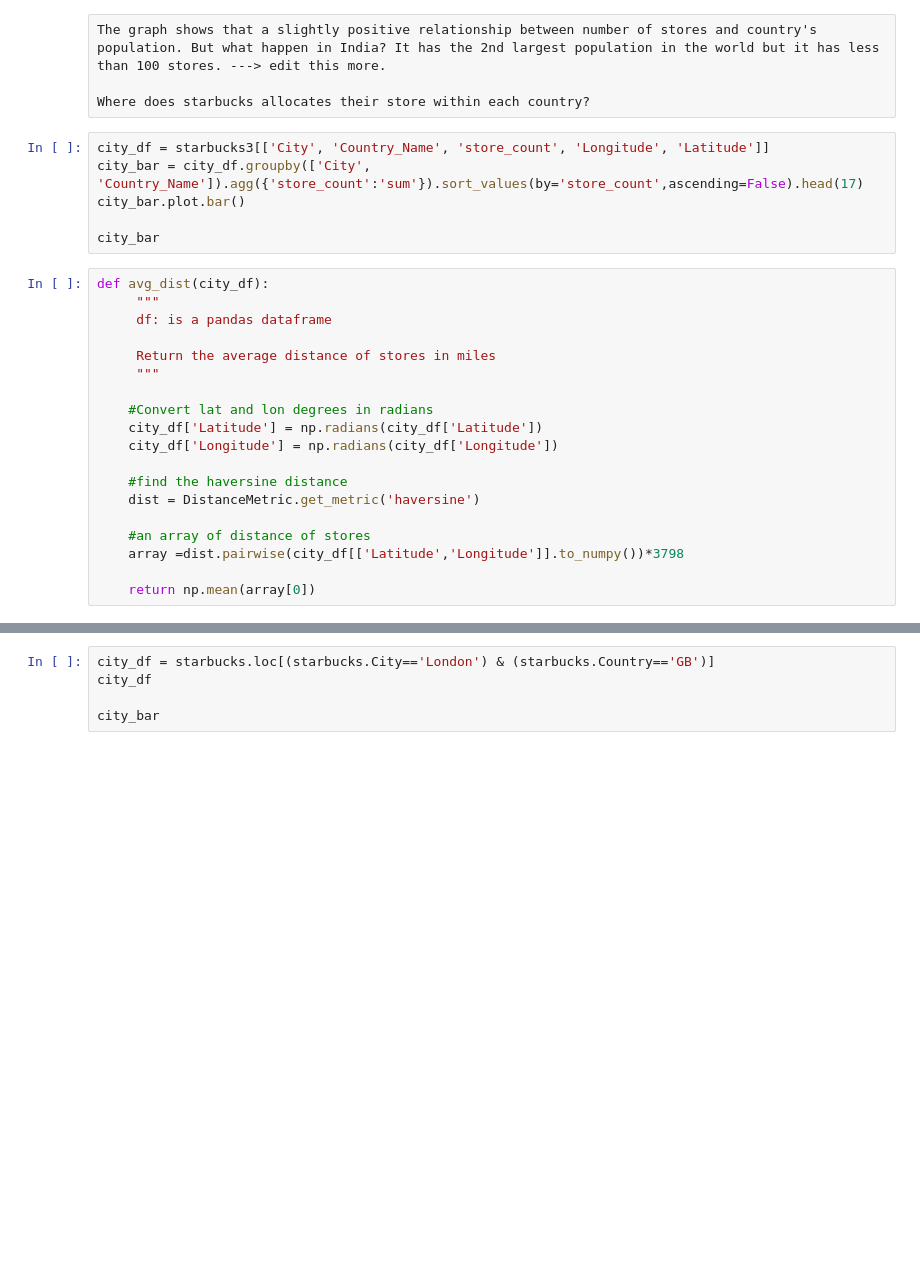
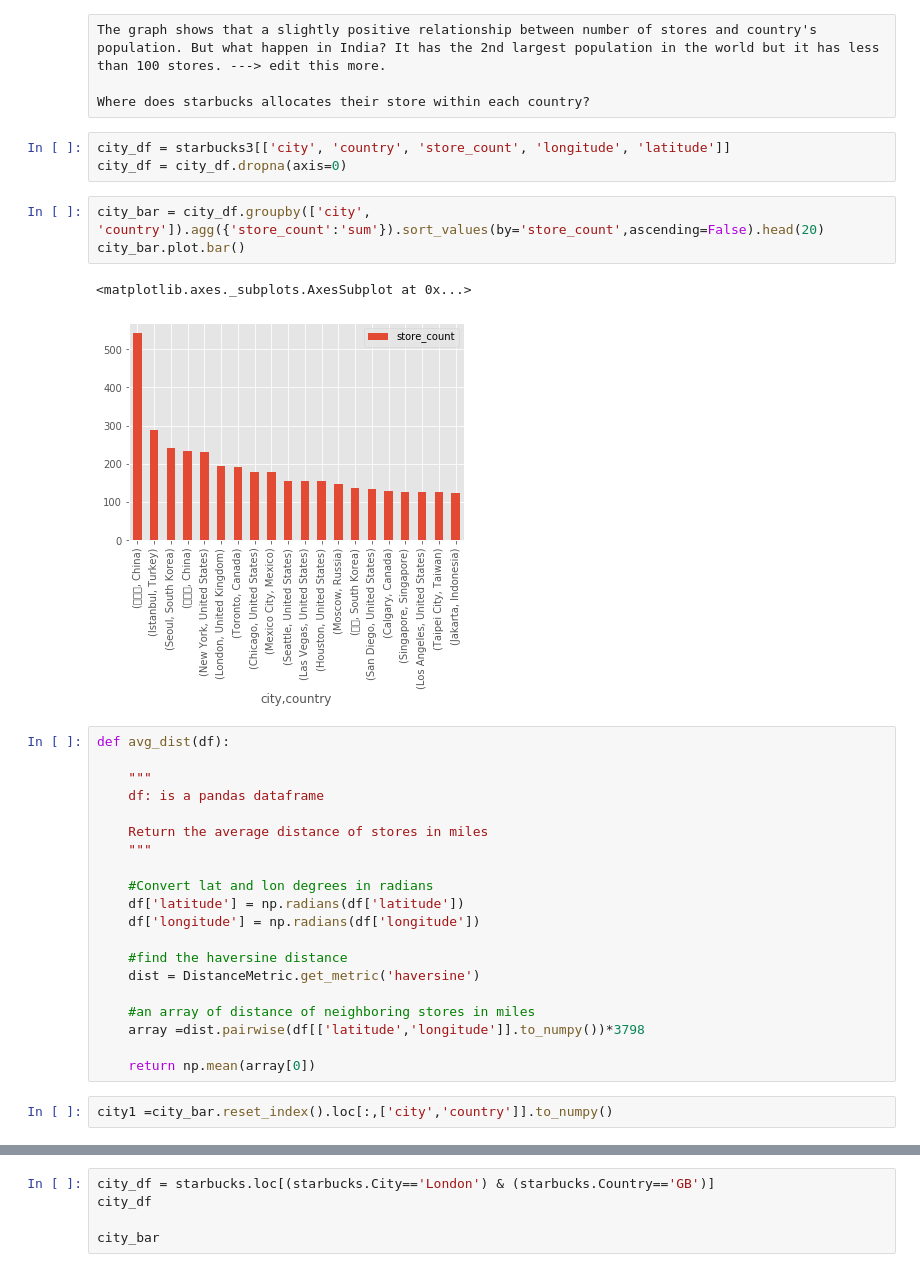
Before and after one commit to randypantinople/Analysis-of-Starbucks-Global-Presence, a Jupyter notebook: Analysis on Starbucks' Global Presence.ipynb, the cells around one changed output, grey strips where cells are left out. Saved outputs shown, nothing was run; the diff lists cells and outputs as text; blank space fills up the shorter version.

```diff
--- a/Analysis on Starbucks' Global Presence.ipynb
+++ b/Analysis on Starbucks' Global Presence.ipynb
@@ -75,29 +130,35 @@ df_scatter.plot.scatter('population', 'store_count')
 The graph shows that a slightly positive relationship between number of stores and country's population. But what happen in India? It has the 2nd largest population in the world but it has less than 100 stores. ---> edit this more.
 
 Where does starbucks allocates their store within each country?
+# %%
+city_df = starbucks3[['city', 'country', 'store_count', 'longitude', 'latitude']]
+city_df = city_df.dropna(axis=0)
 # %%
-city_df = starbucks3[['City', 'Country_Name', 'store_count', 'Longitude', 'Latitude']]
-city_bar = city_df.groupby(['City', 'Country_Name']).agg({'store_count':'sum'}).sort_values(by='store_count',ascending=False).head(17)
+city_bar = city_df.groupby(['city', 'country']).agg({'store_count':'sum'}).sort_values(by='store_count',ascending=False).head(20)
 city_bar.plot.bar()
-
-city_bar
+# %% [output]
+<matplotlib.axes._subplots.AxesSubplot at 0x...>
+[figure, added]
 # %%
-def avg_dist(city_df):
-     """
-     df: is a pandas dataframe
+def avg_dist(df):
 
-     Return the average distance of stores in miles
-     """
+    """
+    df: is a pandas dataframe
+
+    Return the average distance of stores in miles
+    """
 
     #Convert lat and lon degrees in radians
-    city_df['Latitude'] = np.radians(city_df['Latitude'])
-    city_df['Longitude'] = np.radians(city_df['Longitude'])
+    df['latitude'] = np.radians(df['latitude'])
+    df['longitude'] = np.radians(df['longitude'])
 
     #find the haversine distance
     dist = DistanceMetric.get_metric('haversine')
 
-    #an array of distance of stores
-    array =dist.pairwise(city_df[['Latitude','Longitude']].to_numpy())*3798
+    #an array of distance of neighboring stores in miles
+    array =dist.pairwise(df[['latitude','longitude']].to_numpy())*3798
 
     return np.mean(array[0])
+# %%
+city1 =city_bar.reset_index().loc[:,['city','country']].to_numpy()
 # %%
```
Also changed, not shown: parts of 17 cells of this notebook, 1 other file.
